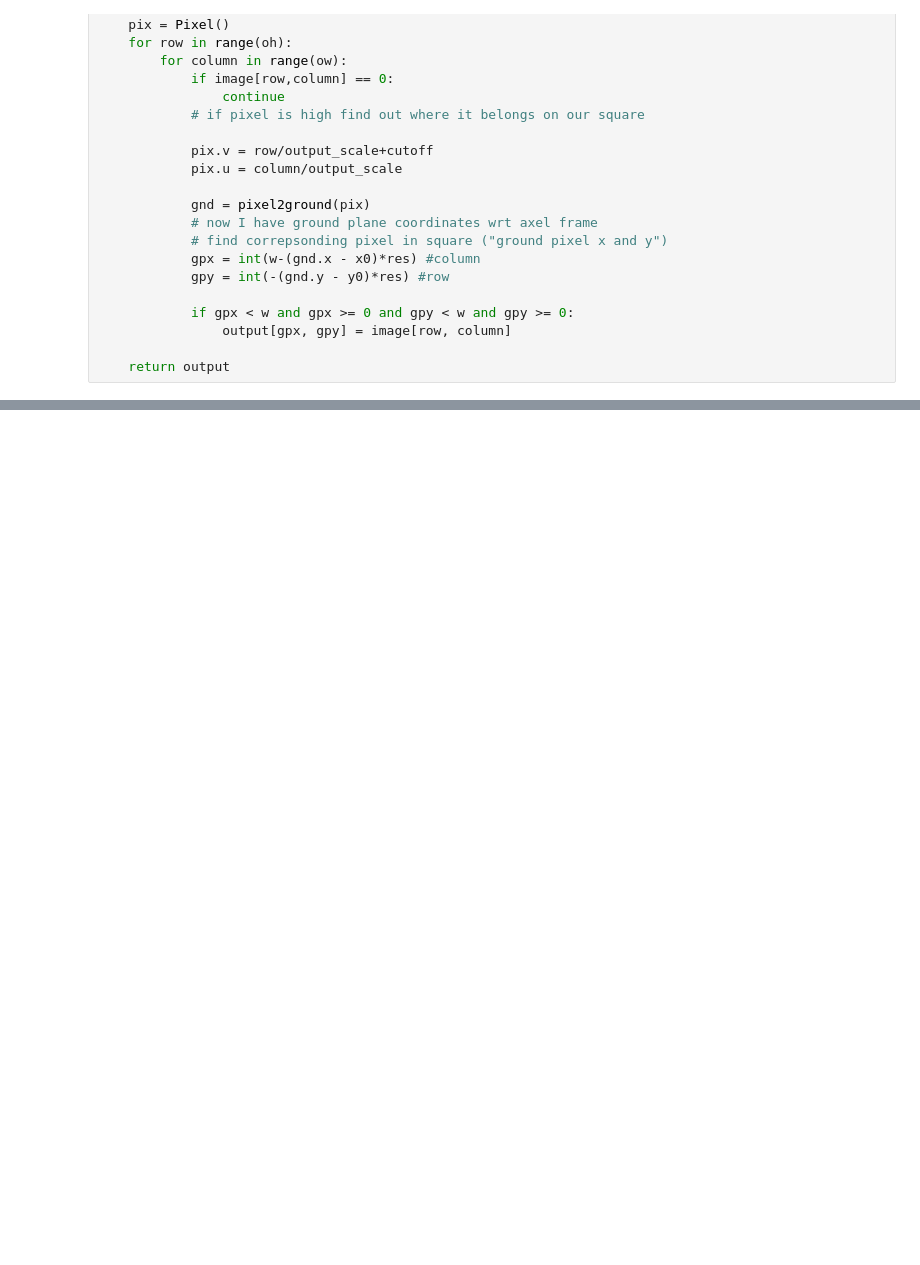
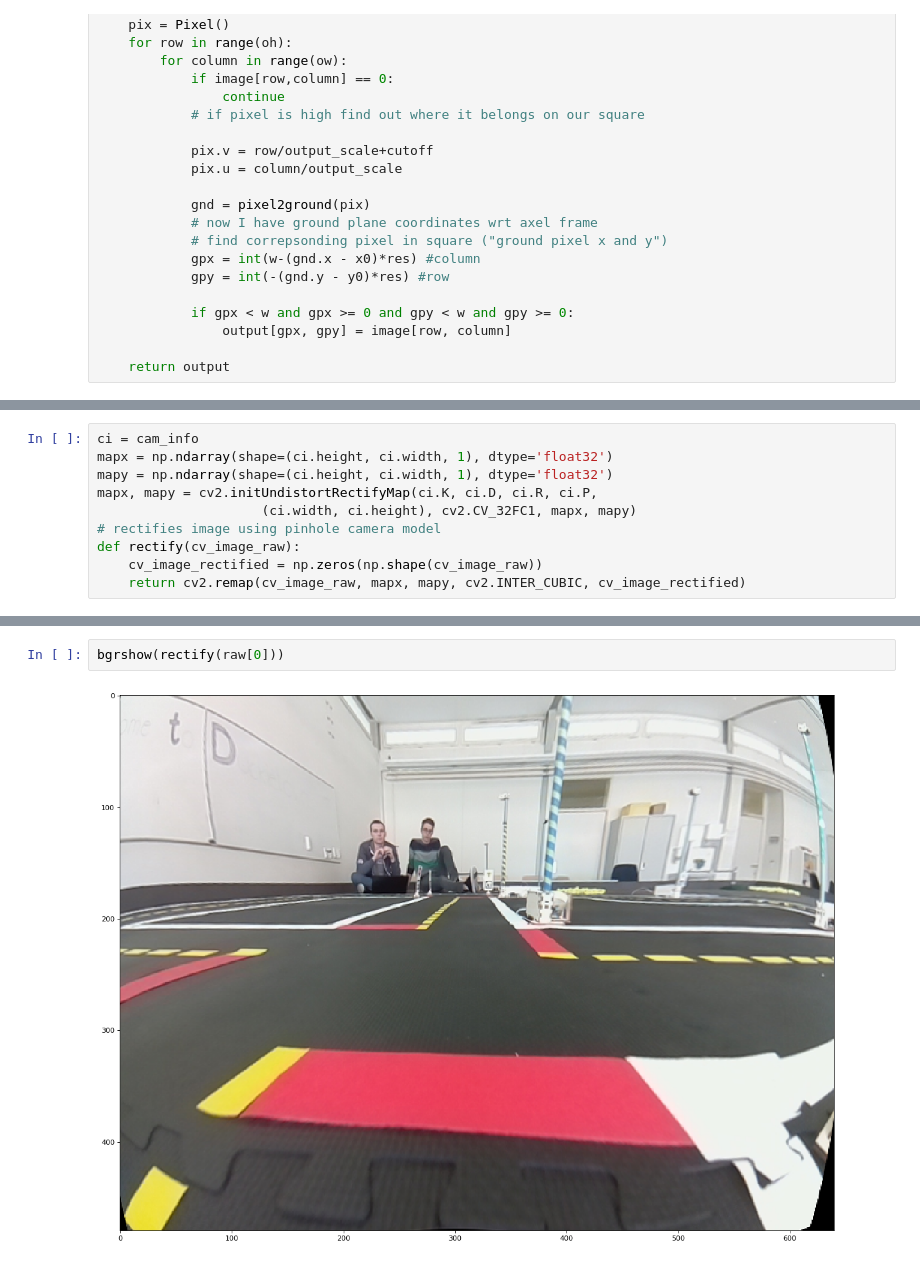
Before and after one commit to duckietown-ethz/proj-lfi, a Jupyter notebook: notebooks/db-nb/reprojection.ipynb, the cells around one changed output, grey strips where cells are left out. Saved outputs shown, nothing was run; the diff lists cells and outputs as text; blank space fills up the shorter version.

```diff
--- a/notebooks/db-nb/reprojection.ipynb
+++ b/notebooks/db-nb/reprojection.ipynb
@@ -210,0 +222,10 @@ for red in reds:
+# %%
+ci = cam_info
+mapx = np.ndarray(shape=(ci.height, ci.width, 1), dtype='float32')
+mapy = np.ndarray(shape=(ci.height, ci.width, 1), dtype='float32')
+mapx, mapy = cv2.initUndistortRectifyMap(ci.K, ci.D, ci.R, ci.P,
+                     (ci.width, ci.height), cv2.CV_32FC1, mapx, mapy)
+# rectifies image using pinhole camera model
+def rectify(cv_image_raw):
+    cv_image_rectified = np.zeros(np.shape(cv_image_raw))
+    return cv2.remap(cv_image_raw, mapx, mapy, cv2.INTER_CUBIC, cv_image_rectified)
@@ -210,0 +255,4 @@ for red in reds:
+# %%
+bgrshow(rectify(raw[0]))
+# %% [output]
+[figure, added]
```
Also changed, not shown: parts of 8 cells of this notebook, 18 other files.
